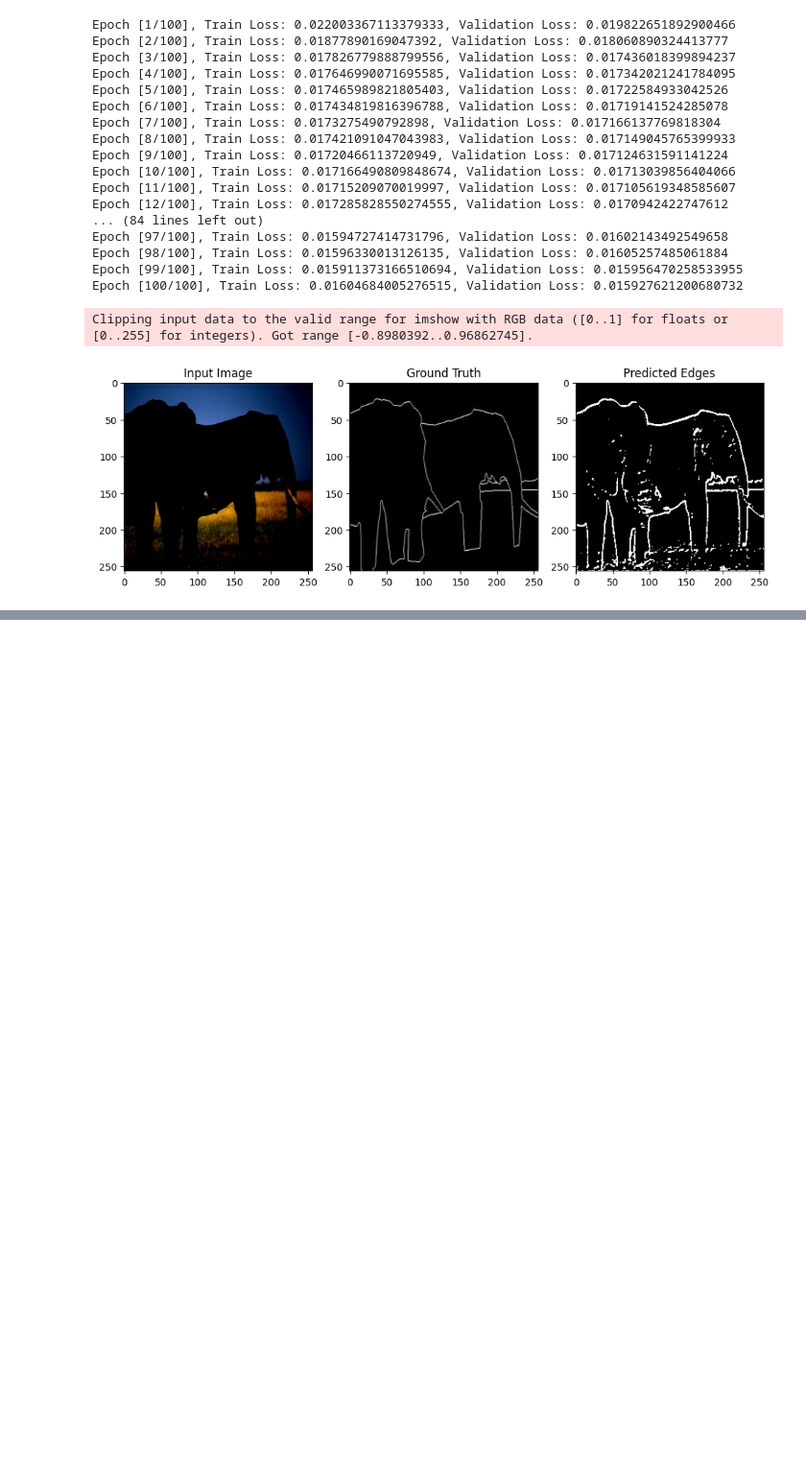
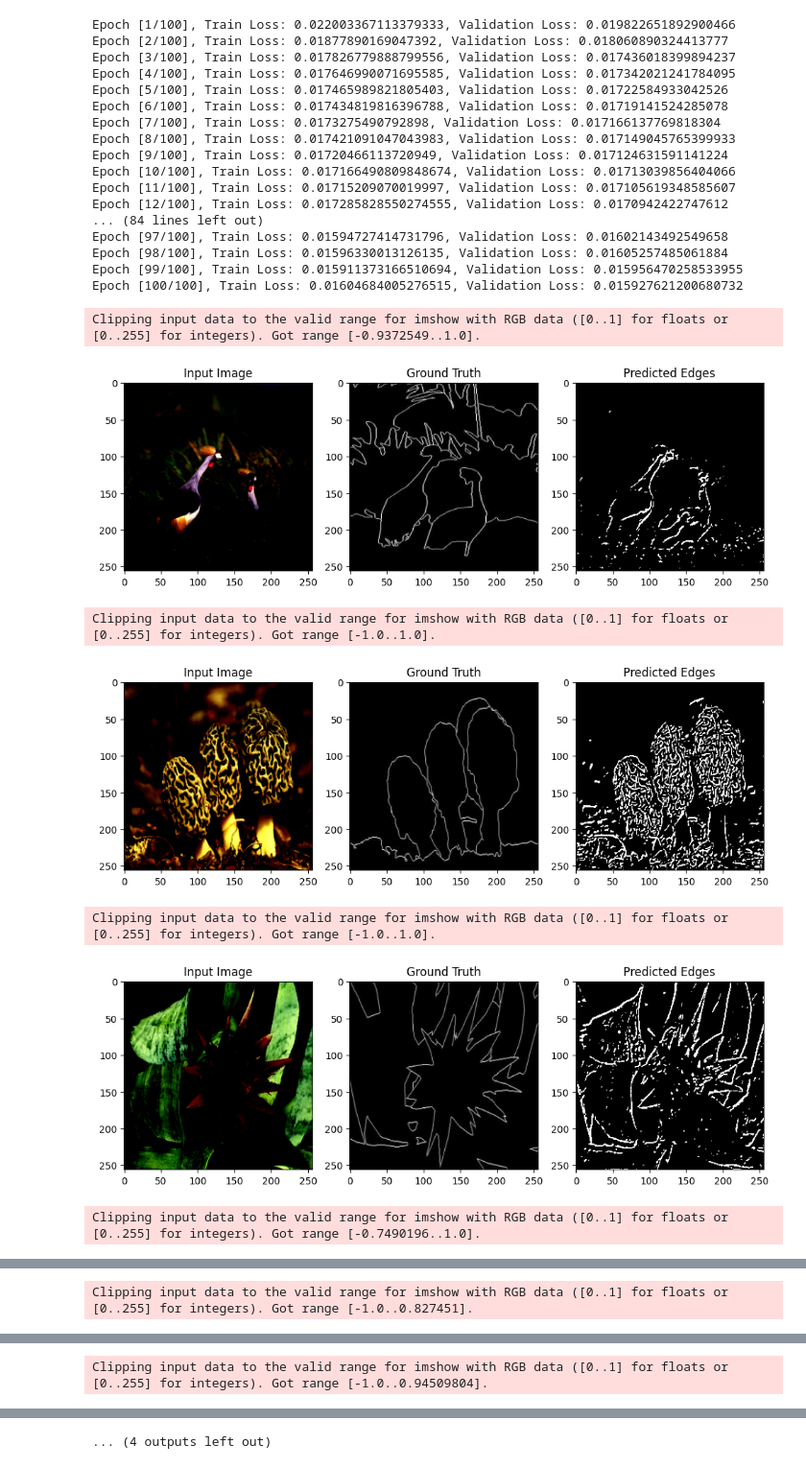
Before and after one commit to SATHEESH-D-M/Modern-Computer-Vision, a Jupyter notebook: PA-2/02.CNN-Edge-Detection.ipynb, the cells around one changed output, grey strips where cells are left out. Shown at 96% size. Cells and saved outputs as stored; diff of their text form; code cells hidden in the pictures; blank space fills up the shorter version.

```diff
--- a/PA-2/02.CNN-Edge-Detection.ipynb
+++ b/PA-2/02.CNN-Edge-Detection.ipynb
@@ -187,11 +187,15 @@ Epoch [97/100], Train Loss: 0.01594727414731796, Validation Loss: 0.016021434925
 Epoch [98/100], Train Loss: 0.01596330013126135, Validation Loss: 0.01605257485061884
 Epoch [99/100], Train Loss: 0.015911373166510694, Validation Loss: 0.015956470258533955
 Epoch [100/100], Train Loss: 0.01604684005276515, Validation Loss: 0.015927621200680732
+# %%
+test_dataset = BSDS500(image_dir='archive/images/test', edge_dir='archive/ground_truth_boundaries/test',
+                        transform=image_transform, edge_transform=edge_transform)
+test_loader = DataLoader(test_dataset, batch_size=4, shuffle=True)
 # %%
-import matplotlib.pyplot as plt
+def plot_results(model, dataloader, threshold=0.25, device='cpu', num_batches=2):
+    model.eval()
+    batch_count = 0
 
-def plot_results(model, dataloader, threshold=0.25, device='cpu'):
-    model.eval()
     with torch.no_grad():
         for images, edges in dataloader:
             images = images.to(device)
@@ -200,22 +204,33 @@ def plot_results(model, dataloader, threshold=0.25, device='cpu'):
             outputs = model(images)
             predictions = (outputs > threshold).float()
 
-            plt.figure(figsize=(12, 4))
-            plt.subplot(1, 3, 1)
-            plt.imshow(images[0].cpu().permute(1, 2, 0))
-            plt.title("Input Image")
+            for i in range(len(images)):
+                plt.figure(figsize=(12, 4))
 
-            plt.subplot(1, 3, 2)
-            plt.imshow(edges[0].cpu().squeeze(), cmap='gray')
-            plt.title("Ground Truth")
+                plt.subplot(1, 3, 1)
+                plt.imshow(images[i].cpu().permute(1, 2, 0))
+                plt.title("Input Image")
 
-            plt.subplot(1, 3, 3)
-            plt.imshow(predictions[0].cpu().squeeze(), cmap='gray')
-            plt.title("Predicted Edges")
-            plt.show()
-            break
+                plt.subplot(1, 3, 2)
+                plt.imshow(edges[i].cpu().squeeze(), cmap='gray')
+                plt.title("Ground Truth")
 
-plot_results(model, val_loader)
+                plt.subplot(1, 3, 3)
+                plt.imshow(predictions[i].cpu().squeeze(), cmap='gray')
+                plt.title("Predicted Edges")
+
+                plt.show()
+
+            batch_count += 1
+            if batch_count >= num_batches:
+                break
-# %% [output]
-Clipping input data to the valid range for imshow with RGB data ([0..1] for floats or [0..255] for integers). Got range [-0.8980392..0.96862745].
-[figure, removed]
+# %%
+plot_results(model, test_loader, threshold=0.28, device='cpu', num_batches=2)
+# %% [output]
+Clipping input data to the valid range for imshow with RGB data ([0..1] for floats or [0..255] for integers). Got range [-0.9372549..1.0].
+[figure, added]
+Clipping input data to the valid range for imshow with RGB data ([0..1] for floats or [0..255] for integers). Got range [-1.0..1.0].
+[figure, added]
+Clipping input data to the valid range for imshow with RGB data ([0..1] for floats or [0..255] for integers). Got range [-1.0..1.0].
+[figure, added]
+Clipping input data to the valid range for imshow with RGB data ([0..1] for floats or [0..255] for integers). Got range [-0.7490196..1.0].
@@ -221,0 +238 @@ Clipping input data to the valid range for imshow with RGB data ([0..1] for floa
+Clipping input data to the valid range for imshow with RGB data ([0..1] for floats or [0..255] for integers). Got range [-1.0..0.827451].
@@ -221,0 +240 @@ Clipping input data to the valid range for imshow with RGB data ([0..1] for floa
+Clipping input data to the valid range for imshow with RGB data ([0..1] for floats or [0..255] for integers). Got range [-1.0..0.94509804].
@@ -221,0 +242 @@ Clipping input data to the valid range for imshow with RGB data ([0..1] for floa
+... (4 outputs left out)
```
Also changed, not shown: parts of 1 cell of this notebook.
